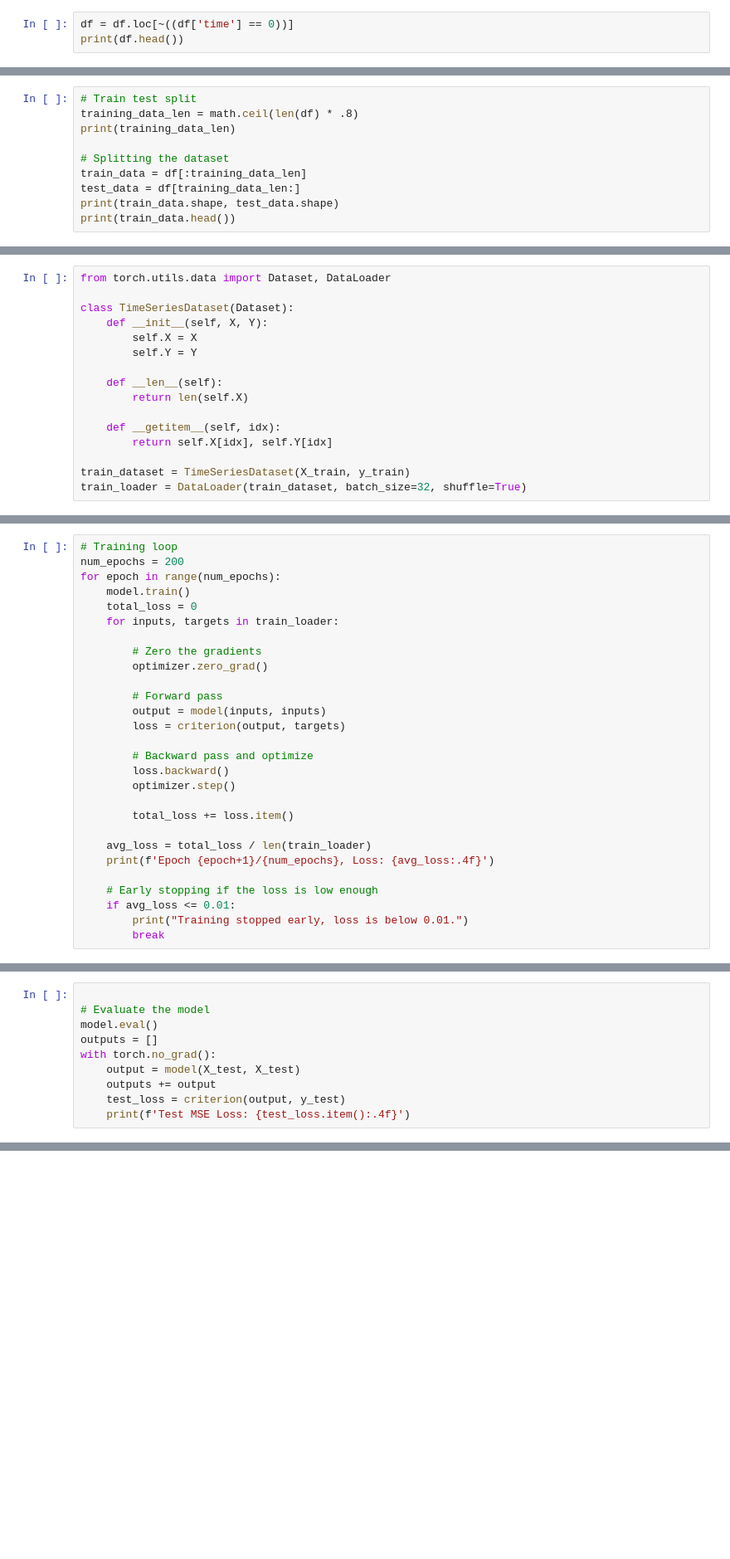
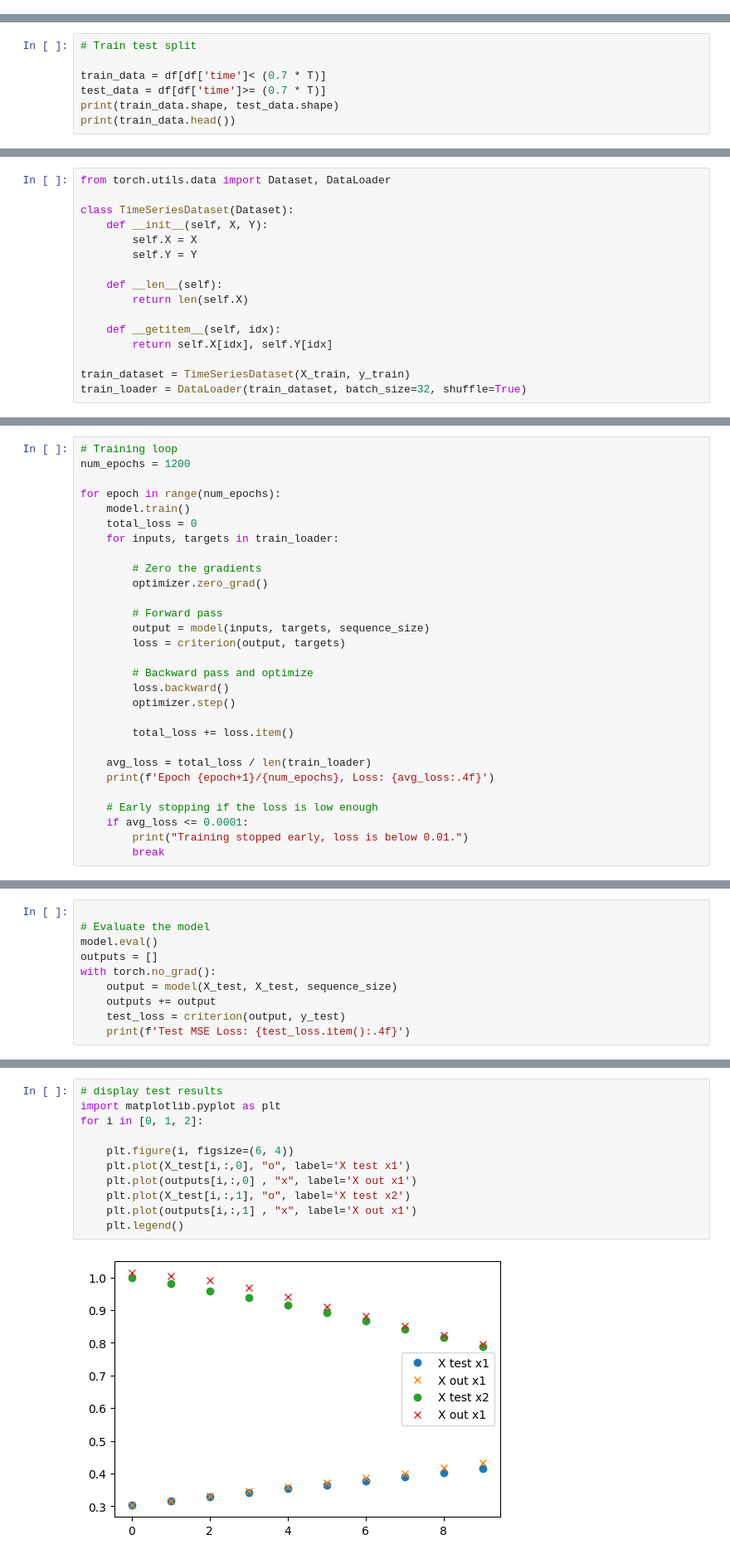
Before and after one commit to s-hallsworth/Transformer_Formulation, a Jupyter notebook: Case_Study_1/trained_transformer/track_toy_tnn.ipynb, the cells around one changed output, grey strips where cells are left out. Shown: that part at 83% size. Cells and saved outputs as stored; diff of their text form; blank space fills up the shorter version.

```diff
--- a/Case_Study_1/trained_transformer/track_toy_tnn.ipynb
+++ b/Case_Study_1/trained_transformer/track_toy_tnn.ipynb
@@ -38,3 +23,0 @@ print(df.head())
-# %%
-df = df.loc[~((df['time'] == 0))]
-print(df.head())
@@ -48,11 +24,8 @@ print(df.head())
 # %%
 # Train test split
-training_data_len = math.ceil(len(df) * .8)
-print(training_data_len)
 
-# Splitting the dataset
-train_data = df[:training_data_len]
-test_data = df[training_data_len:]
+train_data = df[df['time']< (0.7 * T)]
+test_data = df[df['time']>= (0.7 * T)]
 print(train_data.shape, test_data.shape)
 print(train_data.head())
 # %% [output]
@@ -437,7 +202,8 @@ criterion = torch.nn.MSELoss()
 optimizer = torch.optim.Adam(model.parameters(), lr=0.001)
 # %%
 # Training loop
-num_epochs = 200
+num_epochs = 1200
+
 for epoch in range(num_epochs):
     model.train()
     total_loss = 0
@@ -447,7 +213,7 @@ for epoch in range(num_epochs):
         optimizer.zero_grad()
 
         # Forward pass
-        output = model(inputs, inputs)
+        output = model(inputs, targets, sequence_size)
         loss = criterion(output, targets)
 
         # Backward pass and optimize
@@ -460,7 +226,7 @@ for epoch in range(num_epochs):
     print(f'Epoch {epoch+1}/{num_epochs}, Loss: {avg_loss:.4f}')
 
     # Early stopping if the loss is low enough
-    if avg_loss <= 0.01:
+    if avg_loss <= 0.0001:
         print("Training stopped early, loss is below 0.01.")
         break
 # %% [output]
@@ -478,7 +254,7 @@ Training stopped early, loss is below 0.01.
 model.eval()
 outputs = []
 with torch.no_grad():
-    output = model(X_test, X_test)
+    output = model(X_test, X_test, sequence_size)
     outputs += output
     test_loss = criterion(output, y_test)
     print(f'Test MSE Loss: {test_loss.item():.4f}')
@@ -503,0 +272,13 @@ plt.plot(outputs[:,0,0] , "x")
+# %%
+# display test results
+import matplotlib.pyplot as plt
+for i in [0, 1, 2]:
+
+    plt.figure(i, figsize=(6, 4))
+    plt.plot(X_test[i,:,0], "o", label='X test x1')
+    plt.plot(outputs[i,:,0] , "x", label='X out x1')
+    plt.plot(X_test[i,:,1], "o", label='X test x2')
+    plt.plot(outputs[i,:,1] , "x", label='X out x1')
+    plt.legend()
+# %% [output]
+[figure, added]
```
Also changed, not shown: parts of 19 cells of this notebook, 22 other files.
